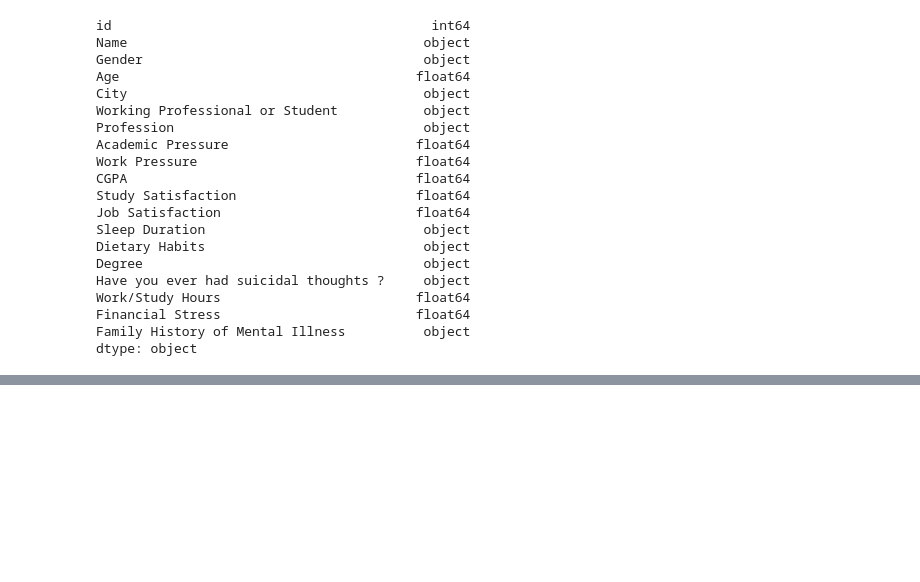
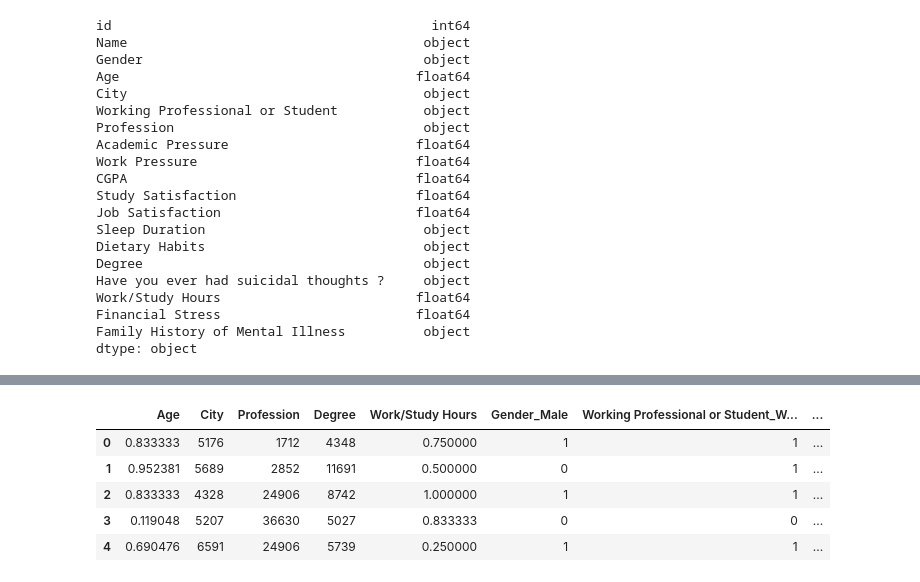
Before and after one commit to 1Anand1/Kaggle_Playground_Series_Season_4_Episode_11_Exploring_Mental_Health_Data, a Jupyter notebook: exploring_mental_health_data.ipynb, the cells around one changed output, grey strips where cells are left out. Cells and saved outputs as stored; diff of their text form; code cells hidden in the pictures; blank space fills up the shorter version.

```diff
--- a/exploring_mental_health_data.ipynb
+++ b/exploring_mental_health_data.ipynb
@@ -949,0 +1058,9 @@ for each_col,data_type in very_low_missing_values:
+# %%
+# Updating the sleep duration and dietary habits columns
+df_for_missing_val_imputation_test['Sleep Duration']=df_for_missing_val_imputation_test['Sleep Duration'].apply(lambda x:sleep_diet_update(x,sleep_duration))
+df_for_missing_val_imputation_test['Dietary Habits']=df_for_missing_val_imputation_test['Dietary Habits'].apply(lambda x:sleep_diet_update(x,dietary_habits))
+# %%
+# Mapping the frequency & changing the datatypes to match the datatypes of training dataset
+df_for_missing_val_imputation_test['Degree']=df_for_missing_val_imputation_test['Degree'].map(freq_degree).fillna(0).astype('int64')
+df_for_missing_val_imputation_test['City']=df_for_missing_val_imputation_test['City'].map(freq_city).fillna(0).astype('int64')
+df_for_missing_val_imputation_test['Profession']=df_for_missing_val_imputation_test['Profession'].map(freq_prof).fillna(0).astype('int64')
@@ -949,0 +1094,10 @@ for each_col,data_type in very_low_missing_values:
+# %%
+# Checking df_dummies
+df_test_dummies.head()
+# %% [output]
+|  | Age | City | Profession | Degree | Work/Study Hours | Gender_Male | Working Professional or Student_W... | ... |
+| 0 | 0.833333 | 5176 | 1712 | 4348 | 0.750000 | 1 | 1 | ... |
+| 1 | 0.952381 | 5689 | 2852 | 11691 | 0.500000 | 0 | 1 | ... |
+| 2 | 0.833333 | 4328 | 24906 | 8742 | 1.000000 | 1 | 1 | ... |
+| 3 | 0.119048 | 5207 | 36630 | 5027 | 0.833333 | 0 | 0 | ... |
+| 4 | 0.690476 | 6591 | 24906 | 5739 | 0.250000 | 1 | 1 | ... |
```
Also changed, not shown: parts of 41 cells of this notebook, 4 other files.
